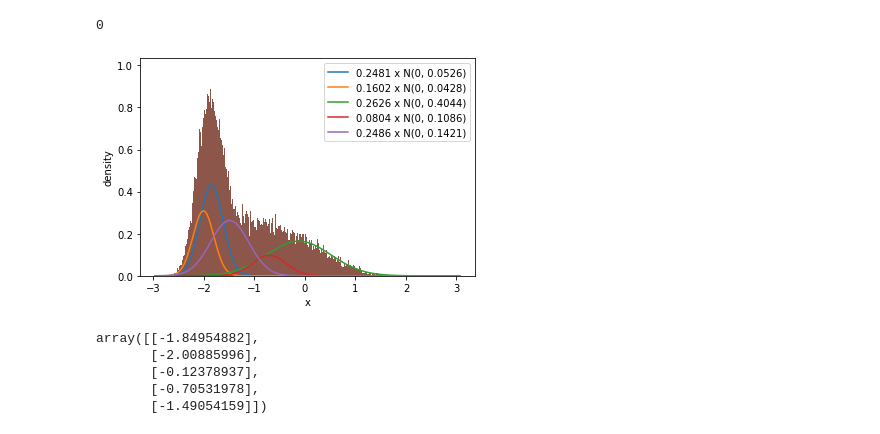
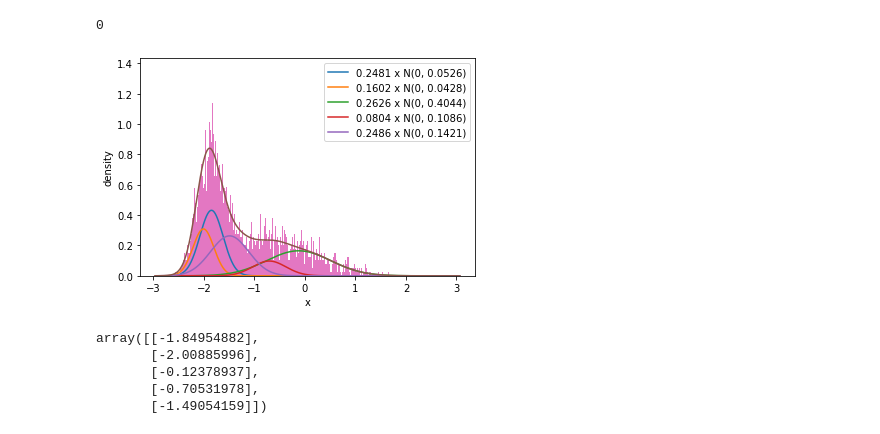
Before and after one commit to DongDong500/CPNKDv2, a Jupyter notebook: pallete_trans-hist.ipynb, the cells around one changed output. Cells and saved outputs as stored; diff of their text form; code cells hidden in the pictures.

```diff
--- a/pallete_trans-hist.ipynb
+++ b/pallete_trans-hist.ipynb
@@ -126,0 +151,23 @@ sigma:  17.91026865774468
+# %%
+simg = Image.open('/data1/sdi/datasets/CPN_all/Images/FH_I0000916_2.bmp').convert('L')
+sma = Image.open('/data1/sdi/datasets/CPN_all/Masks/FH_I0000916_2_mask.bmp')
+
+def gaussian(x, mean, var, pi = 1):
+    return pi * (1 / np.sqrt(2*np.pi * var)) * np.exp(- (x-mean)**2 / (2*var))
+
+x = np.arange(0, 255, 0.1)
+
+simg = np.array(simg, dtype=np.uint8)[np.where(np.array(sma) > 0)]
+
+mean = simg.mean()
+sigma = simg.std()
+var = sigma**2
+
+legend = []
+plt.axvspan(mean - sigma, mean + sigma, facecolor='gray', alpha=0.5)
+plt.plot(x, gaussian(x, mean, var), color='blue')
+legend.append(f'N({mean:.2f}, {var:.2f})')
+plt.hist(simg, bins=[i for i in range(255)], density=True, color='salmon')
+legend.append('hist')
+plt.legend(legend)
+plt.show()
@@ -174,35 +261,40 @@ mm.parameters['mu'] = np.array([[-1.84954882],
        [-0.12378937],
        [-0.70531978],
        [-1.49054159]])
 
 mm.parameters['sigma'] = np.array([[[0.05260948]],
 
        [[0.04282496]],
 
        [[0.40440687]],
 
        [[0.10857593]],
 
        [[0.14214313]]])
 
 mm.parameters['pi'] = np.array([0.2481, 0.1602, 0.2626, 0.0804, 0.2486])
 
 legend = []
 for i in range(0, CLUSTER):
     pi = mm.parameters['pi'][i]
     mu = mm.parameters['mu'][i, 0]
     sigma = mm.parameters['sigma'][i, 0, 0]
     legend.append(f'{pi:.4f} x N(0, {sigma:.4f})')
     plt.plot(x, gaussian(x, mu, sigma, pi))
+    if i == 0:
+        total = gaussian(x, mu, sigma, pi)
+    else:
+        total += gaussian(x, mu, sigma, pi)
 
-plt.hist(data, bins=10000, density=True)
+plt.plot(x, total)
+plt.hist(data, bins=100000, density=True)
 
 plt.xlabel('x')
 plt.ylabel('density')
 plt.legend(legend)
 plt.show()
 # %% [output]
-[figure, old version]
+[figure, new version]
 # %%
 mm.parameters['mu']
 # %% [output]
```
Also changed, not shown: parts of 3 cells of this notebook.
